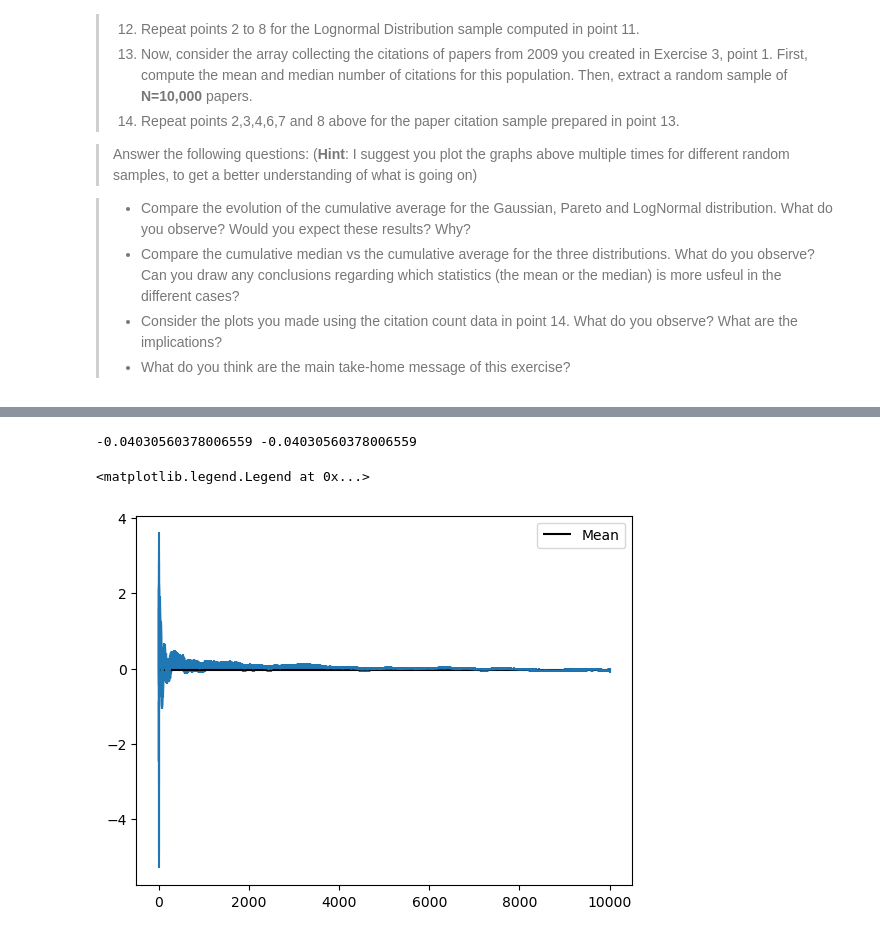
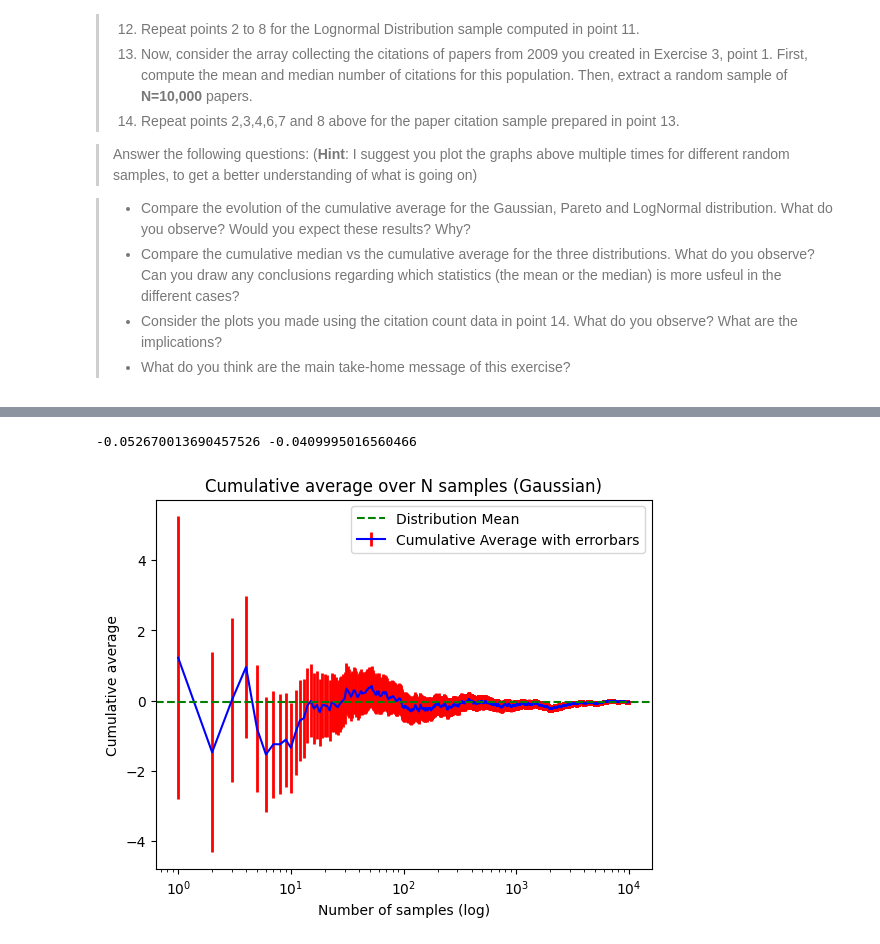
Before and after one commit to radziko/CompSocSci, a Jupyter notebook: Assignment1.ipynb, the cells around one changed output, grey strips where cells are left out. Drawn from its saved outputs; the diff is of its cells as text; code cells hidden in the pictures.

```diff
--- a/Assignment1.ipynb
+++ b/Assignment1.ipynb
@@ -153,15 +383,33 @@ X_stds = [np.std(X[i:])/np.sqrt(i+1) for i in range(len(X))]
 
 #Median and mean:
 median, mean = np.median(X), np.mean(X)
+
+print(median, mean)
 # %% [output]
--0.04030560378006559 -0.04030560378006559
+-0.052670013690457526 -0.0409995016560466
-# %%
-#PLot of cumulative average and standard error:
-fig, ax = plt.subplots()
-#ax.plot(N, X_avgs, )
-ax.errorbar(N, X_avgs, X_stds, xlolims=True, xuplims=True)
-ax.hlines(y=mean, xmin=0, xmax =10000, colors='black', label='Mean')
-ax.legend()
-# %% [output]
-<matplotlib.legend.Legend at 0x...>
-[figure, removed]
+# %%
+#PLot of cumulative average and standard error:
+
+#Write another function for plotting:
+def PlotCumulativeAverage(N, X_avgs, X_stds, distribution_mean, name, logy=False, logx=False):
+    fig, ax = plt.subplots()
+
+    ax.axhline(y=distribution_mean, color="green", linestyle="--", label='Distribution Mean', zorder=1)
+    ax.errorbar(N, X_avgs, yerr=X_stds, label='Cumulative Average with errorbars', fmt='-', color='blue',
+                ecolor='r', elinewidth=2, capsize=0, zorder=0)
+
+    ax.legend()
+    ax.set_title(f'Cumulative average over N samples ({name})')
+    ax.set_xlabel('Number of samples')
+    ax.set_ylabel('Cumulative average')
+    if logx== True:
+        ax.set_xscale('log')
+        ax.set_xlabel('Number of samples (log)')
+    if logy == True:
+        ax.set_yscale('log')
+        ax.set_ylabel('Cumulative average (log)');
+    #We make xscale logarithmic, because the errorbars are very small for large N, and we have lots of samples.
+
+PlotCumulativeAverage(N, X_avgs, X_stds, mean, 'Gaussian', logy=False, logx=True)
+# %% [output]
+[figure, added]
```
Also changed, not shown: parts of 47 cells of this notebook, 2 other files.
